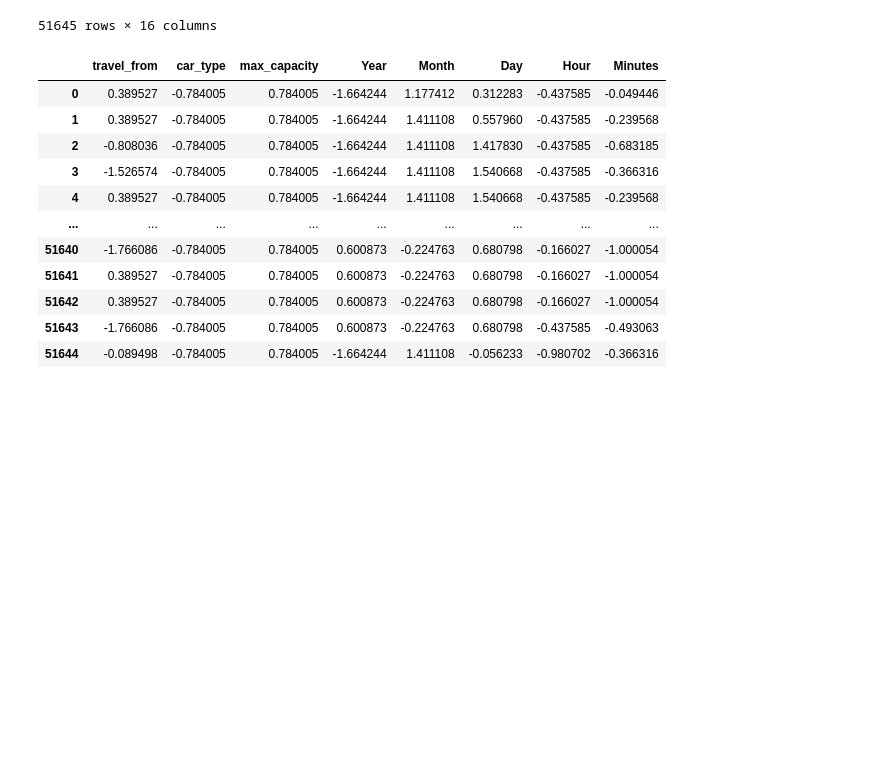
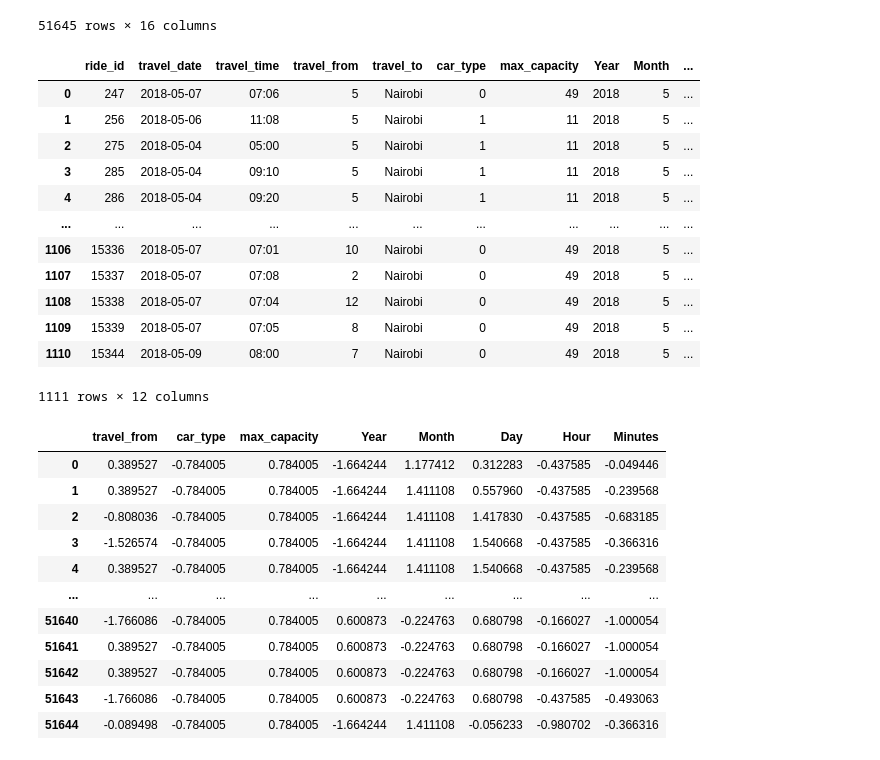
Before and after one commit to The-DigitalAcademy/Traffic_Jam_Analysis, a Jupyter notebook: data_training.ipynb, the cells around one changed output. Cells and saved outputs as stored; diff of their text form; code cells hidden in the pictures; blank space fills up the shorter version.

```diff
--- a/data_training.ipynb
+++ b/data_training.ipynb
@@ -119,12 +117,6 @@ df
 | 51643 | 13796 | 16B | Mpesa | REYBSKTYWN | 2018-04-20 | 7:08 | Awendo | ... |
 | 51644 | 14304 | 7 | Mpesa | AQN7FBUSGP | 2017-11-14 | 5:10 | Kisii | ... |
 51645 rows × 16 columns
-# %%
-df2['number_of_ticket'] = df2.groupby(['travel_from', 'car_type', 'max_capacity', 'Year', 'Month', 'Day', 'Hour', 'Minutes'])['travel_from'].transform('count')
-df2
-# %%
-df2['number_of_ticket'] = df.groupby(['travel_from', 'car_type', 'max_capacity', 'Year', 'Month', 'Day', 'Hour', 'Minutes'])['travel_from'].transform('count')
-df
 # %%
 label_encoder = preprocessing.LabelEncoder()
 df['travel_from']= label_encoder.fit_transform(df['travel_from'])
@@ -144,6 +136,25 @@ df
 | 51643 | 13796 | 16B | Mpesa | REYBSKTYWN | 2018-04-20 | 7:08 | 0 | ... |
 | 51644 | 14304 | 7 | Mpesa | AQN7FBUSGP | 2017-11-14 | 5:10 | 7 | ... |
 51645 rows × 16 columns
+# %%
+label_encoder = preprocessing.LabelEncoder()
+df2['travel_from']= label_encoder.fit_transform(df2['travel_from'])
+df2['car_type']= label_encoder.fit_transform(df2['car_type'])
+df2
+# %% [output]
+|  | ride_id | travel_date | travel_time | travel_from | travel_to | car_type | max_capacity | Year | Month | ... |
+| 0 | 247 | 2018-05-07 | 07:06 | 5 | Nairobi | 0 | 49 | 2018 | 5 | ... |
+| 1 | 256 | 2018-05-06 | 11:08 | 5 | Nairobi | 1 | 11 | 2018 | 5 | ... |
+| 2 | 275 | 2018-05-04 | 05:00 | 5 | Nairobi | 1 | 11 | 2018 | 5 | ... |
+| 3 | 285 | 2018-05-04 | 09:10 | 5 | Nairobi | 1 | 11 | 2018 | 5 | ... |
+| 4 | 286 | 2018-05-04 | 09:20 | 5 | Nairobi | 1 | 11 | 2018 | 5 | ... |
+| ... | ... | ... | ... | ... | ... | ... | ... | ... | ... | ... |
+| 1106 | 15336 | 2018-05-07 | 07:01 | 10 | Nairobi | 0 | 49 | 2018 | 5 | ... |
+| 1107 | 15337 | 2018-05-07 | 07:08 | 2 | Nairobi | 0 | 49 | 2018 | 5 | ... |
+| 1108 | 15338 | 2018-05-07 | 07:04 | 12 | Nairobi | 0 | 49 | 2018 | 5 | ... |
+| 1109 | 15339 | 2018-05-07 | 07:05 | 8 | Nairobi | 0 | 49 | 2018 | 5 | ... |
+| 1110 | 15344 | 2018-05-09 | 08:00 | 7 | Nairobi | 0 | 49 | 2018 | 5 | ... |
+1111 rows × 12 columns
 # %%
 X =  df[['travel_from', 'car_type', 'max_capacity', 'Year', 'Month', 'Day', 'Hour', 'Minutes']]
 Y = df[['number_of_ticket']]
```
Also changed, not shown: parts of 13 cells of this notebook, 9 other files.
